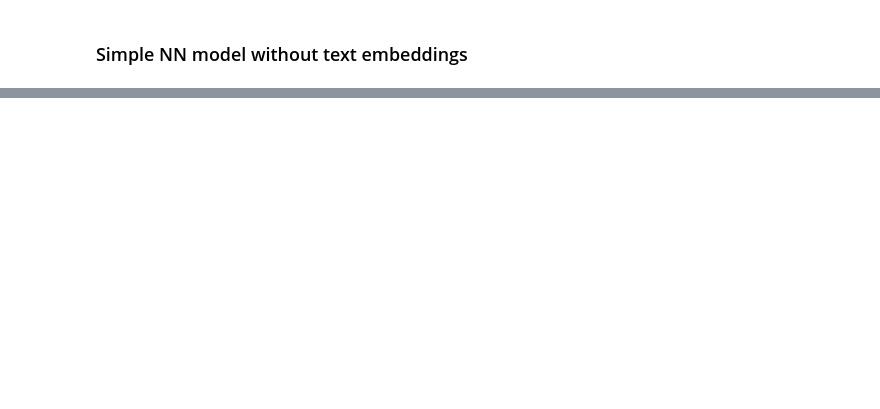
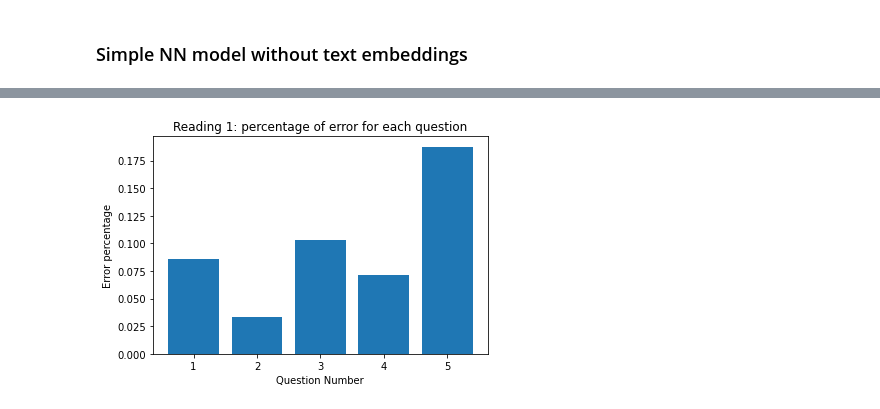
Before and after one commit to EdTeKLA/ComprehensionScorePredictor, a Jupyter notebook: code/correctness_pred/model.ipynb, the cells around one changed output, grey strips where cells are left out. Drawn from its saved outputs; the diff is of its cells as text; code cells hidden in the pictures; blank space fills up the shorter version.

```diff
--- a/code/correctness_pred/model.ipynb
+++ b/code/correctness_pred/model.ipynb
@@ -453,25 +582,28 @@ def evaluate_simple(model, data, criterion, matrix=False):
 max_epochs = 300
 ep_log_interval = 25
 lrn_rate = 0.001
-skill_dim = 12
+skill_dim = 10
 verbose = False
 
 model_results = []
 
-for i in range(3):
+
+for i in range(10):
+    max_stats = [0,0,0,0,0] # each position represents acc, prec, recall, f1, epoch number respectively
     print(f"Run {i}")
     # Get training and testing data
     train_data, test_data = train_test_split(data, test_size=0.2, random_state = i)
 
     # fix layer initialization
     torch.manual_seed(1)
-    net = SimpleNet(skill_dim)
+#     net = SimpleNet(skill_dim)
+    net = SimpleNet_wr(skill_dim)
     criterion = nn.BCEWithLogitsLoss() #BCEWithLogitsLoss()
     optimizer = optim.Adam(net.parameters(), lr=lrn_rate)
     train_ds = create_tensors(train_data)
     test_ds = create_tensors(test_data)
 
-    max_stats = [0,0,0,0,0] # each position represents acc, prec, recall, f1, epoch number respectively
+
     for epoch in range(max_epochs):
         train_loss, train_acc = train_simple(net,train_ds,optimizer,criterion)
 
@@ -494,11 +626,9 @@ for i in range(3):
                 max_stats[1] = prec
                 max_stats[2] = rec
                 max_stats[4] = epoch
-                torch.save(net.state_dict(), 'basemodel_full.pt')
+                torch.save(net.state_dict(), 'sentence_complex.pt')
 
     print(max_stats)
     model_results.append(max_stats)
-
-print(model_results)
 # %% [output]
 Run 0
@@ -555,0 +872,5 @@ RuntimeError: mat1 and mat2 shapes cannot be multiplied (1325x7 and 13x26)
+# %%
+with open("data.pkl",'rb') as fp:
+    data = pickle.load(fp)
+train_data, test_data = train_test_split(data, test_size=0.2, random_state = 50)
+test_ds = create_tensors(test_data)
@@ -555,0 +908,68 @@ RuntimeError: mat1 and mat2 shapes cannot be multiplied (1325x7 and 13x26)
+# %%
+def get_p_distrib(index_list,dataset):
+    p_list = []
+    dataset = np.asarray(dataset)
+    for i in index_list:
+        p_list.append(dataset[i])
+    p_list = np.asarray(p_list)
+
+#     plt.title('Text-wise Error distribution')
+#     plt.xticks(np.arange(0, 10, step=1))
+#     plt.show()
+    return p_list
+
+p_list = get_p_distrib(index_table[2],test_ds['p_index'])
+p_overall = np.asarray(test_ds['p_index'])
+counter1 = Counter(p_list[:,1])
+counter2 = Counter(p_overall[:,1])
+
+
+questions_ranges = [(1,5), (6,8), (9,13), (14,16), (17,21), (22,27), (28,30),
+                   (31,35), (36,40), (41,43), (44,48)]
+
+reading_num = []
+reading_error_rate = []
+for i in range(len(questions_ranges)):
+    x = []
+    y = []
+    err_total = 0
+    p_total = 0
+    for j in range(questions_ranges[i][0],questions_ranges[i][1]+1):
+        x.append(j)
+        y.append(counter1[j]/counter2[j])
+        err_total += counter1[j]
+        p_total += counter2[j]
+
+    print(err_total/p_total)
+    reading_num.append(i+1)
+    reading_error_rate.append(err_total/p_total)
+    plt.bar(x,y)
+    plt.title(f'Reading {i+1}: percentage of error for each question')
+    plt.xlabel("Question Number")
+    plt.ylabel("Error percentage")
+    plt.xticks(x)
+    plt.show()
+
+plt.bar(reading_num,reading_error_rate)
+plt.title('Percentage of Prediction Error in each reading')
+plt.xlabel("Question Number")
+plt.ylabel("Error percentage")
+plt.xticks(reading_num)
+plt.show()
+
+# p_hist,bins = np.histogram(p_list[:,0],bins = 10)
+# print(p_hist, bins)
+
+# width = 0.7 * (bins[1] - bins[0])
+# center = (bins[:-1] + bins[1:]) / 2
+# # print(p_hist/np.histogram(test_ds['p_index'])[0])
+# plt.bar(center, p_hist/np.histogram(test_ds['p_index'],bins = 10)[0], align='center', width=width)
+# plt.title("Percentage of Prediction Error in each reading")
+# plt.ylabel('Percentage')
+# plt.xlabel('Reading Number')
+# # _ = plt.hist(test_ds['p_index'])
+
+# # plt.title('Text-wise Error distribution')
+# plt.xticks(np.arange(0, 10, step=1))
+# plt.show()
+# %% [output]
@@ -555,0 +977 @@ RuntimeError: mat1 and mat2 shapes cannot be multiplied (1325x7 and 13x26)
+[figure, added]
```
Also changed, not shown: parts of 35 cells of this notebook, 5 other files.
